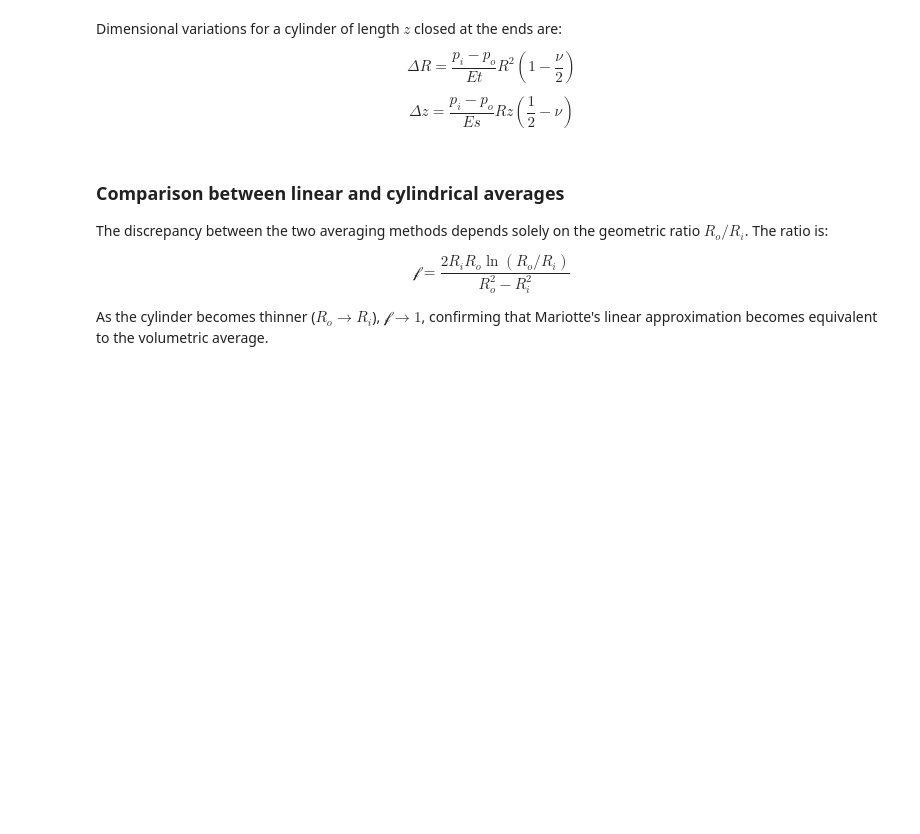
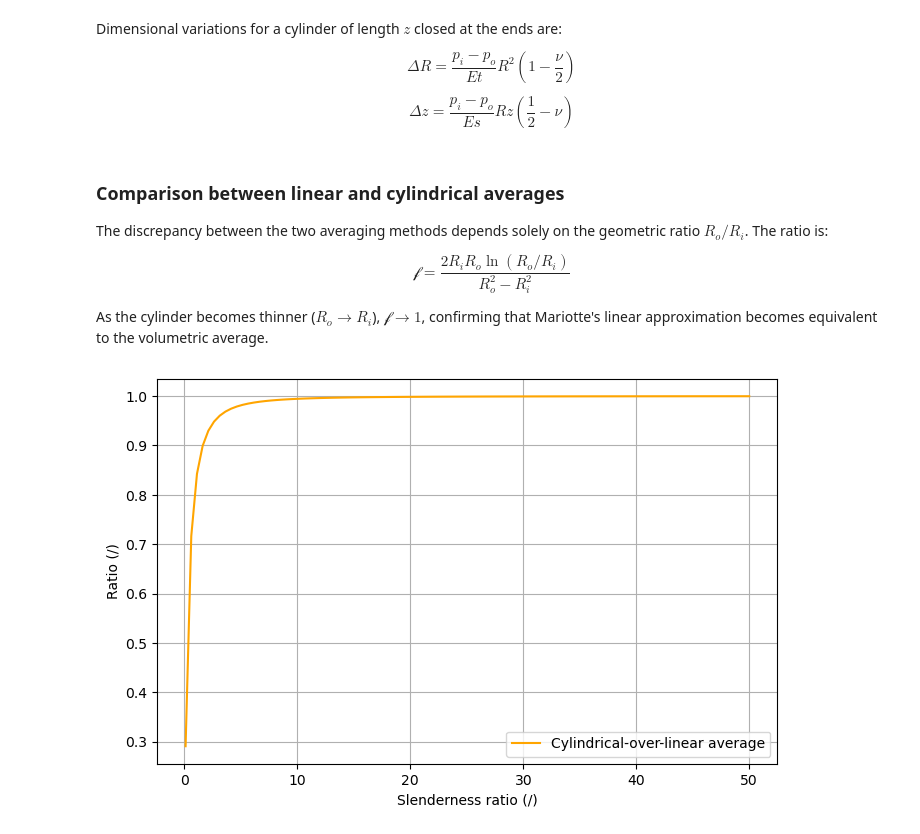
Before and after one commit to giozu/z3st, a Jupyter notebook: z3st/cases/8_thick_cylindrical_shell_plane_strain_2D/notes on cylindrical shells.ipynb, the cells around one changed output. Saved outputs shown, nothing was run; the diff lists cells and outputs as text; code cells hidden in the pictures; blank space fills up the shorter version.

```diff
--- a/z3st/cases/8_thick_cylindrical_shell_plane_strain_2D/notes on cylindrical shells.ipynb
+++ b/z3st/cases/8_thick_cylindrical_shell_plane_strain_2D/notes on cylindrical shells.ipynb
@@ -347,4 +345,23 @@ $$
 $$
 
 As the cylinder becomes thinner ($R_o \to R_i$), $\mathcal{f} \to 1$, confirming that Mariotte's linear approximation becomes equivalent to the volumetric average.
+# %%
+# slenderness ratio = Di/t
+SR = np.linspace(1e-1, 50, 100)
+
+# geometric_ratio = 2*Ri_array*Ro_array*np.log(Ro_array/Ri_array) / (Ro_array**2 - Ri_array**2)
+geometric_ratio = SR * (SR/2 + 1) / (SR + 1) * np.log(1+2/SR)
+
+fig, ax = plt.subplots(figsize=(8,5))
+
+ax.plot(SR, geometric_ratio, color='orange', label='Cylindrical-over-linear average')
+
+ax.set_xlabel('Slenderness ratio (/)')
+ax.set_ylabel('Ratio (/)')
+ax.grid(True)
+ax.legend()
+
+plt.show()
+# %% [output]
+[figure, added]
 # %% [markdown]
```
Also changed, not shown: parts of 11 cells of this notebook.
